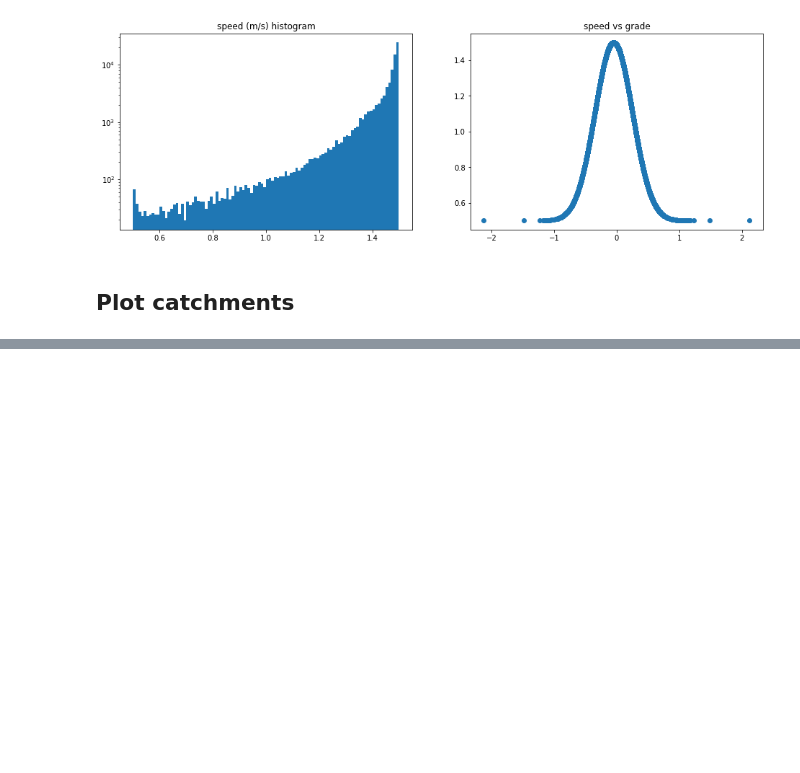
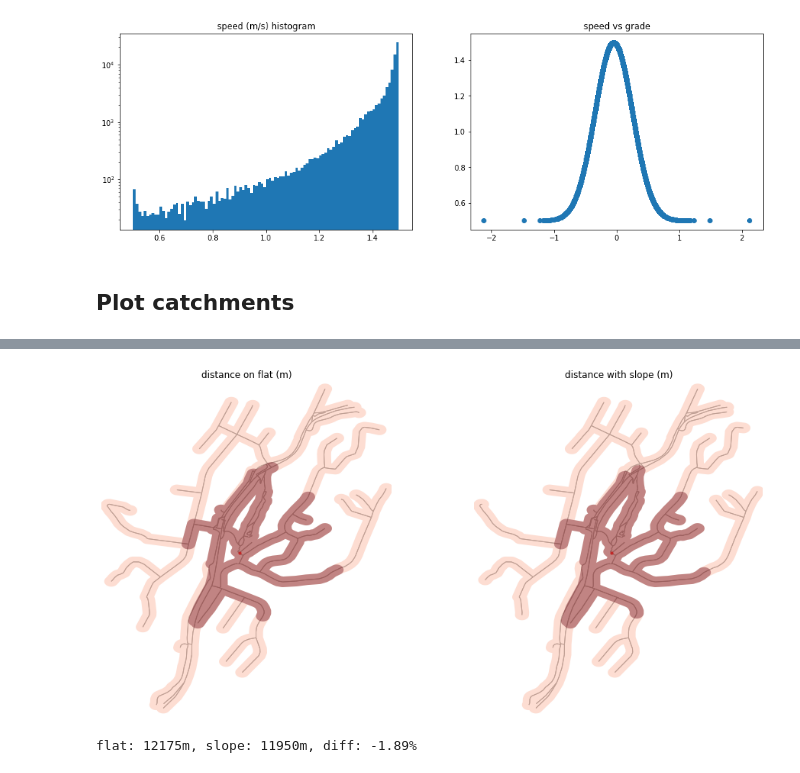
Before and after one commit to alaw005/osmnx-catchments, a Jupyter notebook: notebooks/Porirua_spatial_analysis_with_slope.ipynb, the cells around one changed output, grey strips where cells are left out. Saved outputs shown, nothing was run; the diff lists cells and outputs as text; code cells hidden in the pictures; blank space fills up the shorter version.

```diff
--- a/notebooks/Porirua_spatial_analysis_with_slope.ipynb
+++ b/notebooks/Porirua_spatial_analysis_with_slope.ipynb
@@ -300,0 +300,7 @@ walk.plot_station([(-41.083889, 174.867259),(-41.083906, 174.867066)], 'Plimmert
+# %%
+catchment.compare_slope_vs_flat(access_points = [(-41.0384838, 174.8862148)],
+                                location_name = "Pukerua Bay Station",
+                                walk = walk)
+# %% [output]
+[figure, added]
+flat: 12175m, slope: 11950m, diff: -1.89%
```
Also changed, not shown: parts of 13 cells of this notebook, 3 other files.
